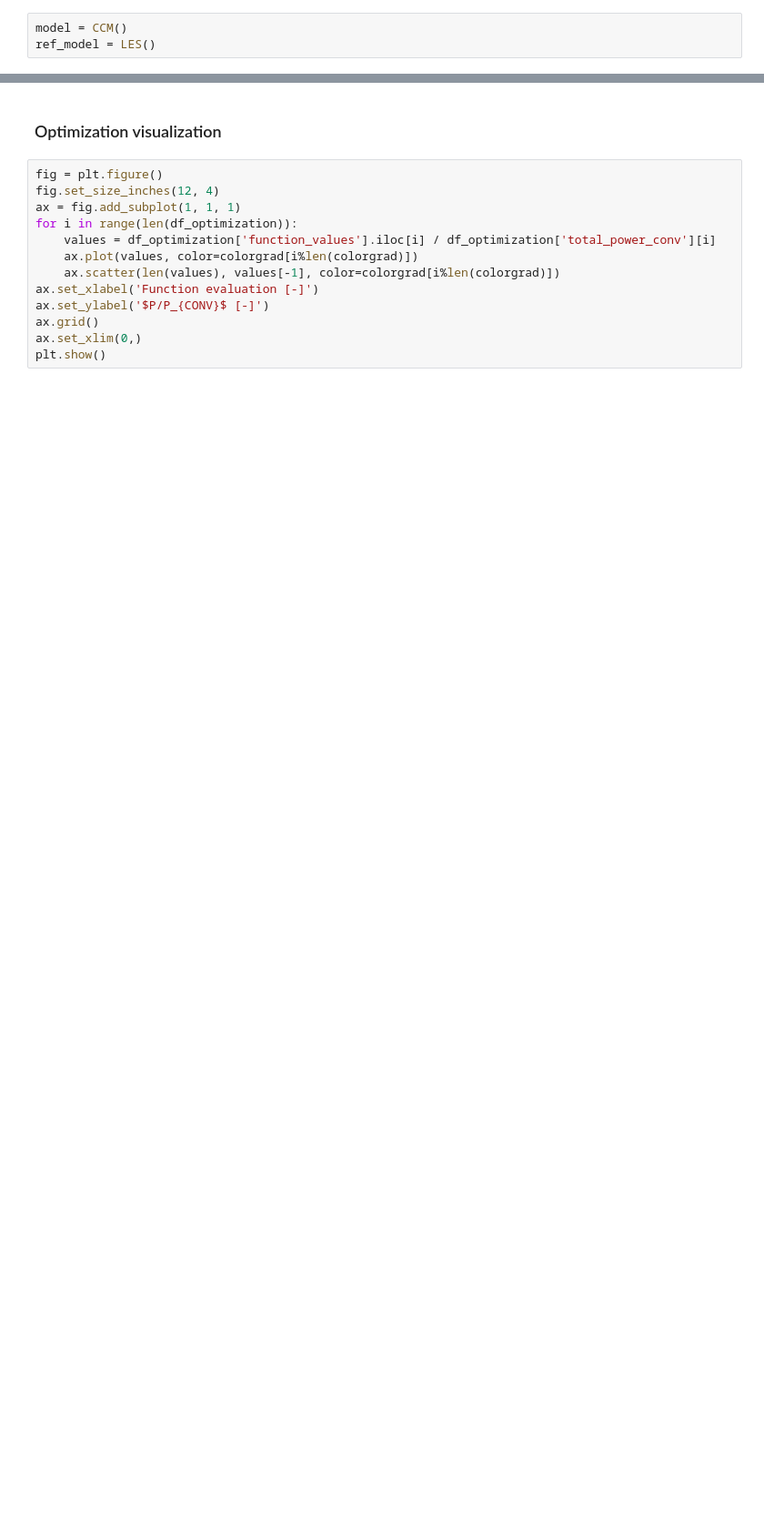
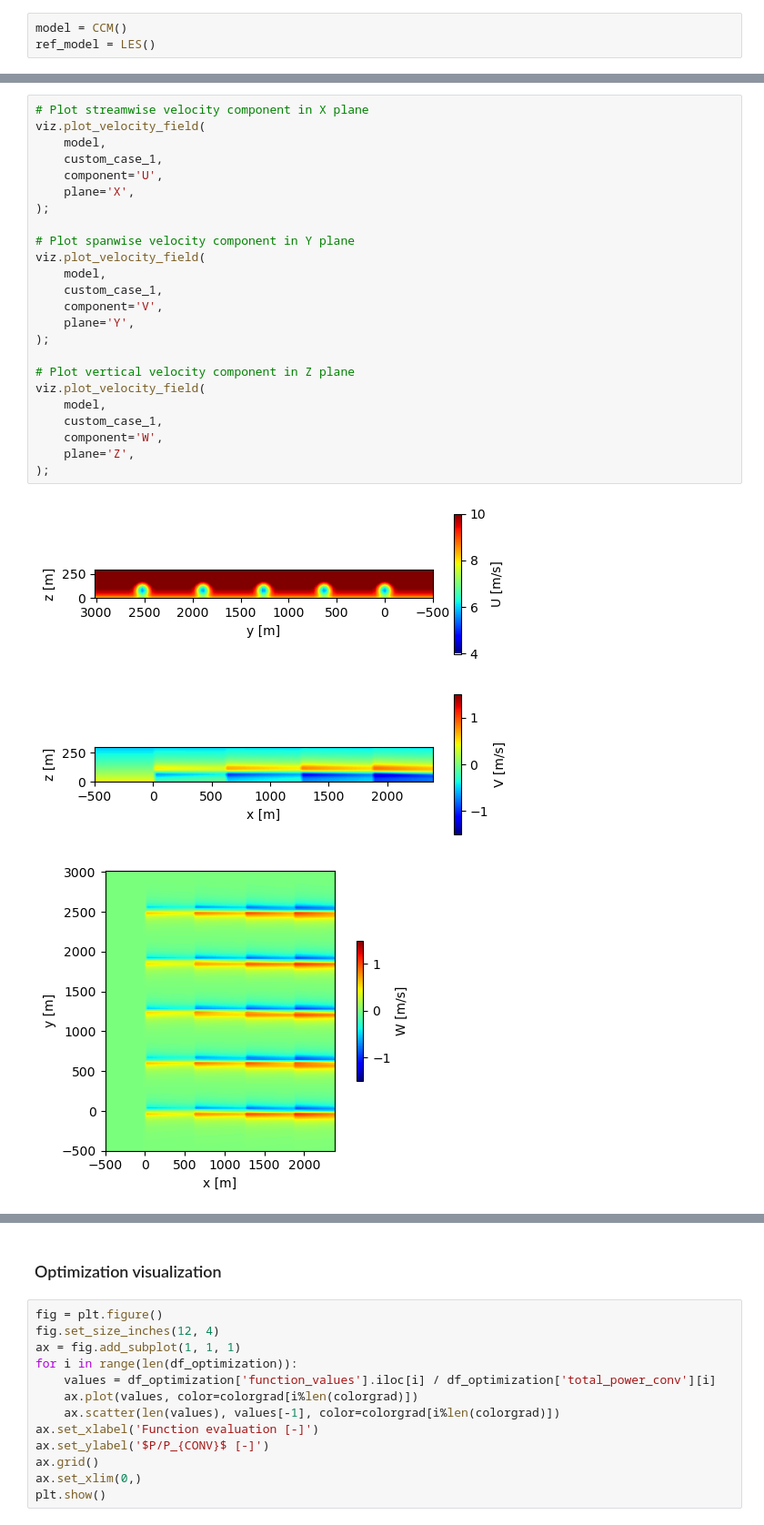
Before and after one commit to chrisosse/TouchWind_Optimization_Framework, a Jupyter notebook: framework_test.ipynb, the cells around one changed output, grey strips where cells are left out. Shown at 91% size. Saved outputs shown, nothing was run; the diff lists cells and outputs as text; blank space fills up the shorter version.

```diff
--- a/framework_test.ipynb
+++ b/framework_test.ipynb
@@ -185,0 +182,28 @@ TypeError: ufunc 'radians' not supported for the input types, and the inputs cou
+# %%
+# Plot streamwise velocity component in X plane
+viz.plot_velocity_field(
+    model,
+    custom_case_1,
+    component='U',
+    plane='X',
+);
+
+# Plot spanwise velocity component in Y plane
+viz.plot_velocity_field(
+    model,
+    custom_case_1,
+    component='V',
+    plane='Y',
+);
+
+# Plot vertical velocity component in Z plane
+viz.plot_velocity_field(
+    model,
+    custom_case_1,
+    component='W',
+    plane='Z',
+);
+# %% [output]
+[figure, added]
+[figure, added]
+[figure, added]
```
Also changed, not shown: parts of 22 cells of this notebook, 1 other file.
